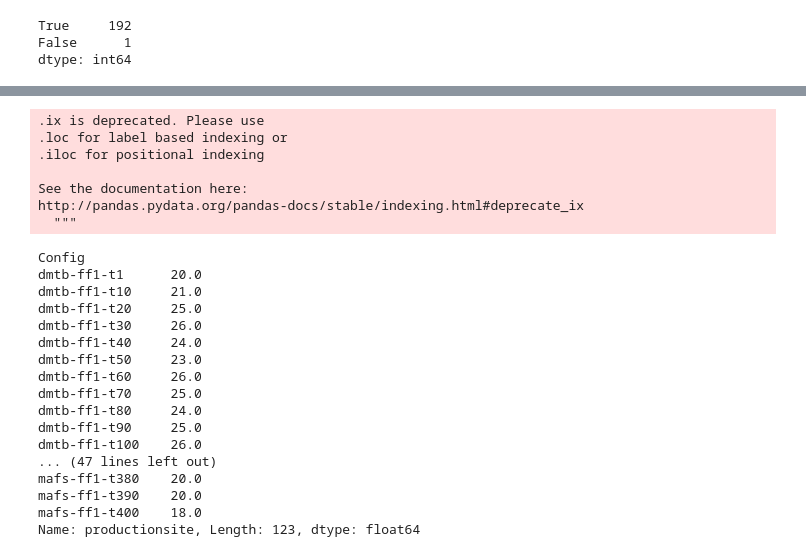
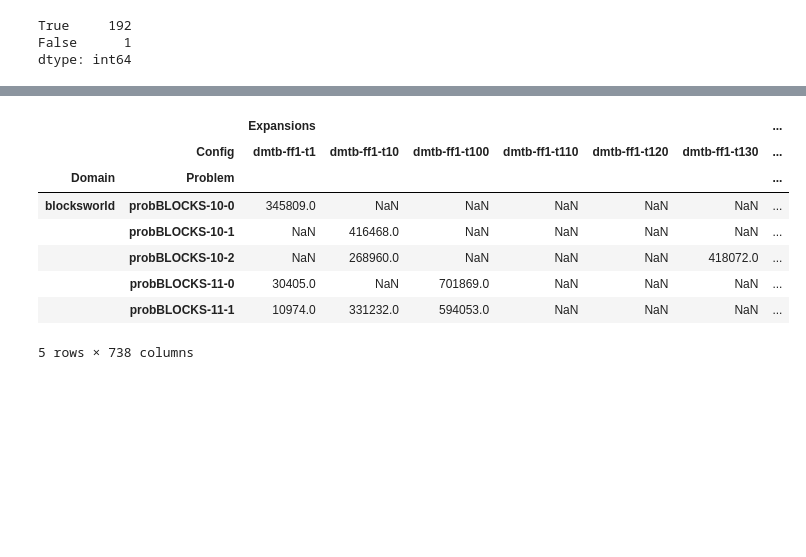
Before and after one commit to schultet/goa, a Jupyter notebook: driver/eval-dmt.ipynb, the cells around one changed output, grey strips where cells are left out. Cells and saved outputs as stored; diff of their text form; code cells hidden in the pictures; blank space fills up the shorter version.

```diff
--- a/driver/eval-dmt.ipynb
+++ b/driver/eval-dmt.ipynb
@@ -154,29 +172,26 @@ cov = af.groupby(
     by=['Config', 'Domain', 'Problem'])['Plan'].first().groupby(
     by=['Config', 'Domain']).count().unstack('Config').fillna(0)
 cov = cov.reindex(columns=natsorted(cov.columns))
-cov.ix['productionsite']
+#cov.loc['productionsite']
-# %% [output]
-.ix is deprecated. Please use
-.loc for label based indexing or
-.iloc for positional indexing
-
-See the documentation here:
-http://pandas.pydata.org/pandas-docs/stable/indexing.html#deprecate_ix
-  """
-Config
-dmtb-ff1-t1      20.0
-dmtb-ff1-t10     21.0
-dmtb-ff1-t20     25.0
-dmtb-ff1-t30     26.0
-dmtb-ff1-t40     24.0
-dmtb-ff1-t50     23.0
-dmtb-ff1-t60     26.0
-dmtb-ff1-t70     25.0
-dmtb-ff1-t80     24.0
-dmtb-ff1-t90     25.0
-dmtb-ff1-t100    26.0
-... (47 lines left out)
-mafs-ff1-t380    20.0
-mafs-ff1-t390    20.0
-mafs-ff1-t400    18.0
-Name: productionsite, Length: 123, dtype: float64
+# %%
+cmp = af.groupby(
+    by=['Domain', 'Problem', 'Config']).agg({
+        'Expansions': 'sum',
+        'MessagesOut': 'sum',
+        'Cost': 'min',
+        'Seconds': 'min',
+        't': 'first',
+        'Search': 'first',
+    }).unstack('Config')
+cmp.head()
+#g = sns.FacetGrid(tips, row="smoker", col="time", margin_titles=True)
+# %% [output]
+|  |  | Expansions |  |  |  |  |  | ... |
+|  | Config | dmtb-ff1-t1 | dmtb-ff1-t10 | dmtb-ff1-t100 | dmtb-ff1-t110 | dmtb-ff1-t120 | dmtb-ff1-t130 | ... |
+| Domain | Problem |  |  |  |  |  |  | ... |
+| blocksworld | probBLOCKS-10-0 | 345809.0 | NaN | NaN | NaN | NaN | NaN | ... |
+|  | probBLOCKS-10-1 | NaN | 416468.0 | NaN | NaN | NaN | NaN | ... |
+|  | probBLOCKS-10-2 | NaN | 268960.0 | NaN | NaN | NaN | 418072.0 | ... |
+|  | probBLOCKS-11-0 | 30405.0 | NaN | 701869.0 | NaN | NaN | NaN | ... |
+|  | probBLOCKS-11-1 | 10974.0 | 331232.0 | 594053.0 | NaN | NaN | NaN | ... |
+5 rows × 738 columns
```
Also changed, not shown: parts of 7 cells of this notebook, 9 other files.
